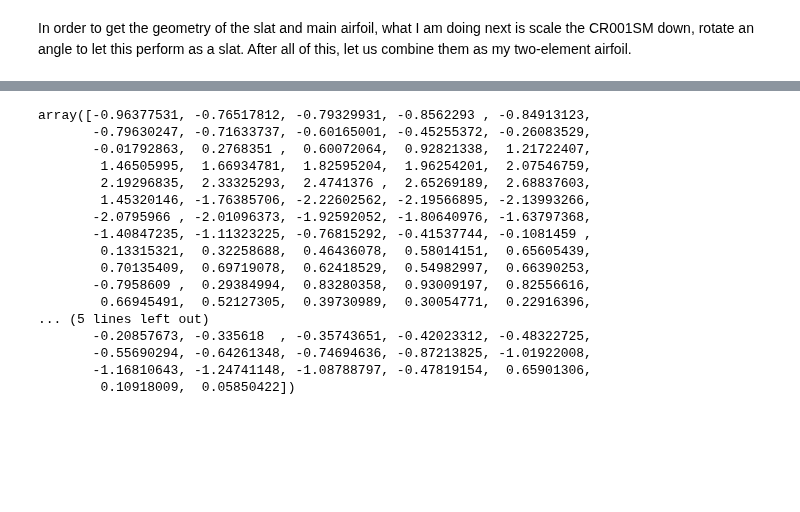
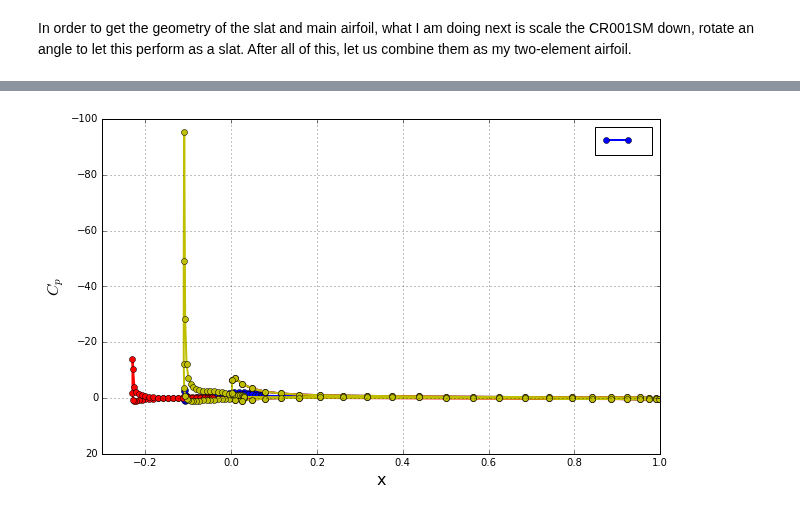
Before and after one commit to barbagroup/AeroPython-studentprojects2017, a Jupyter notebook: jiangtianliu/Jiangtian's_finalproject.ipynb, the cells around one changed output, grey strips where cells are left out. Drawn from its saved outputs; the diff is of its cells as text; code cells hidden in the pictures; blank space fills up the shorter version.

```diff
--- a/jiangtianliu/Jiangtian's_finalproject.ipynb
+++ b/jiangtianliu/Jiangtian's_finalproject.ipynb
@@ -212,20 +238,0 @@ strengths = numpy.linalg.solve(A, b)
-# %%
-strengths
-# %% [output]
-array([-0.96377531, -0.76517812, -0.79329931, -0.8562293 , -0.84913123,
-       -0.79630247, -0.71633737, -0.60165001, -0.45255372, -0.26083529,
-       -0.01792863,  0.2768351 ,  0.60072064,  0.92821338,  1.21722407,
-        1.46505995,  1.66934781,  1.82595204,  1.96254201,  2.07546759,
-        2.19296835,  2.33325293,  2.4741376 ,  2.65269189,  2.68837603,
-        1.45320146, -1.76385706, -2.22602562, -2.19566895, -2.13993266,
-       -2.0795966 , -2.01096373, -1.92592052, -1.80640976, -1.63797368,
-       -1.40847235, -1.11323225, -0.76815292, -0.41537744, -0.1081459 ,
-        0.13315321,  0.32258688,  0.46436078,  0.58014151,  0.65605439,
-        0.70135409,  0.69719078,  0.62418529,  0.54982997,  0.66390253,
-       -0.7958609 ,  0.29384994,  0.83280358,  0.93009197,  0.82556616,
-        0.66945491,  0.52127305,  0.39730989,  0.30054771,  0.22916396,
-... (5 lines left out)
-       -0.20857673, -0.335618  , -0.35743651, -0.42023312, -0.48322725,
-       -0.55690294, -0.64261348, -0.74694636, -0.87213825, -1.01922008,
-       -1.16810643, -1.24741148, -1.08788797, -0.47819154,  0.65901306,
-        0.10918009,  0.05850422])
@@ -240,19 +239,37 @@ compute_pressure_coefficient(panels, freestream)
+# %%
+for i , panel in enumerate(panels):
+    panel.sigma = strengths[i]
+gamma_slat = strengths[-2]
+gamma_main = strengths[-1]
+for i , panel in enumerate(panels1):
+    panel.sigma = strengths1[i]
+gamma_slat1 = strengths1[-2]
+gamma_main1 = strengths1[-1]
+for i , panel in enumerate(panels2):
+    panel.sigma = strengths2[i]
+gamma_slat2 = strengths2[-2]
+gamma_main2 = strengths2[-1]
+
+compute_tangential_velocity(panels, freestream, gamma_slat,gamma_main, A_source, B_vortex)
+compute_pressure_coefficient(panels, freestream)
+compute_tangential_velocity(panels1, freestream, gamma_slat1,gamma_main1, A_source1, B_vortex1)
+compute_pressure_coefficient(panels1, freestream)
+compute_tangential_velocity(panels2, freestream, gamma_slat2,gamma_main2, A_source2, B_vortex2)
+compute_pressure_coefficient(panels2, freestream)
 # %%
-pyplot.figure(figsize=(8, 8))
-pyplot.grid()
-pyplot.xlabel('$x$', fontsize=16)
+pyplot.figure(figsize=(10, 6))
+pyplot.grid(True)
+pyplot.xlabel('x', fontsize=16)
 pyplot.ylabel('$C_p$', fontsize=16)
-pyplot.scatter([panel.xc for panel in panels if panel.loc == 'upper'],
-            [panel.cp for panel in panels if panel.loc == 'upper'],
-            label='upper surface',color='r')
-pyplot.scatter([panel.xc for panel in panels if panel.loc == 'lower'],
-            [panel.cp for panel in panels if panel.loc == 'lower'],
-            label= 'lower surface',color='b')
-pyplot.legend(loc='best', prop={'size':16})
-pyplot.xlim(-0, 1.5)
-pyplot.ylim(-11, 1.5)
-pyplot.gca().invert_yaxis()
-pyplot.title('Number of panels: {}'.format(panels.size*0.5), fontsize=16);
+pyplot.plot([panel.xc for panel in panels], [panel.cp for panel in panels],color='b', linestyle='-', linewidth=2, marker='o', markersize=6)
+pyplot.plot([panel.xc for panel in panels1], [panel.cp for panel in panels1],color='r', linestyle='-', linewidth=2, marker='o', markersize=6)
+pyplot.plot([panel.xc for panel in panels2], [panel.cp for panel in panels2],color='y', linestyle='-', linewidth=2, marker='o', markersize=6)
+pyplot.title('', fontsize=16)
+pyplot.legend([''], loc='best', prop={'size':16})
+pyplot.xlim(-0.3, 1)
+pyplot.gca().invert_yaxis();
+# %% [output]
+[figure, added]
 # %%
 Lift_1,Drag_1=0,0
 for panel in panels:
```
Also changed, not shown: parts of 7 cells of this notebook.
